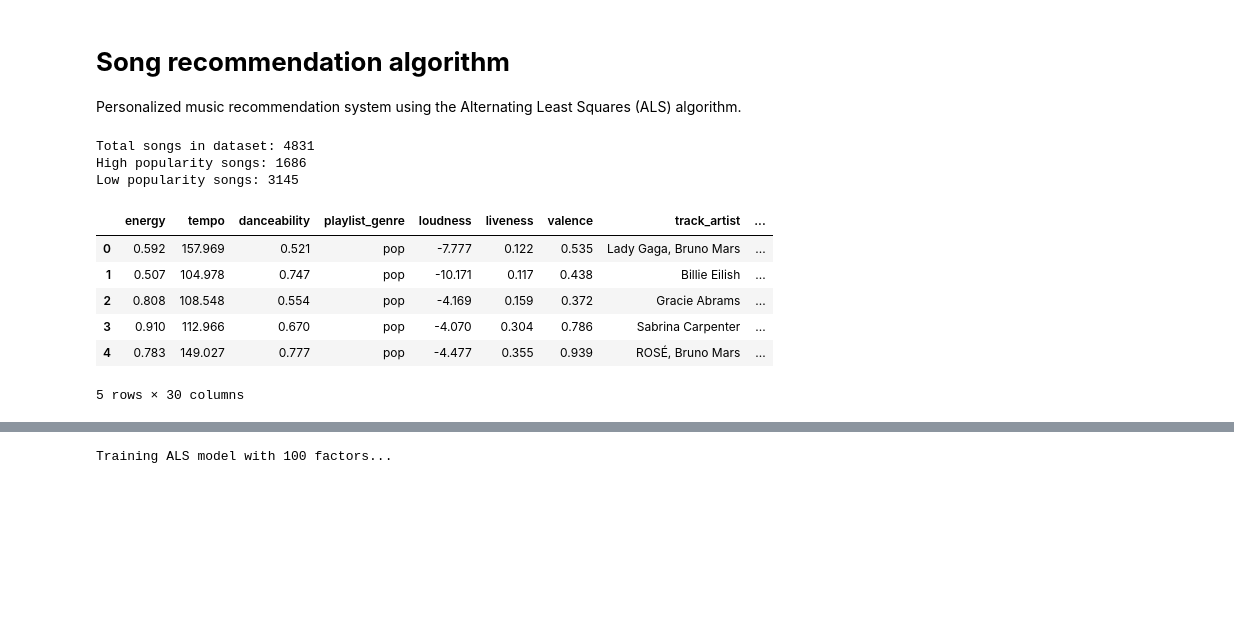
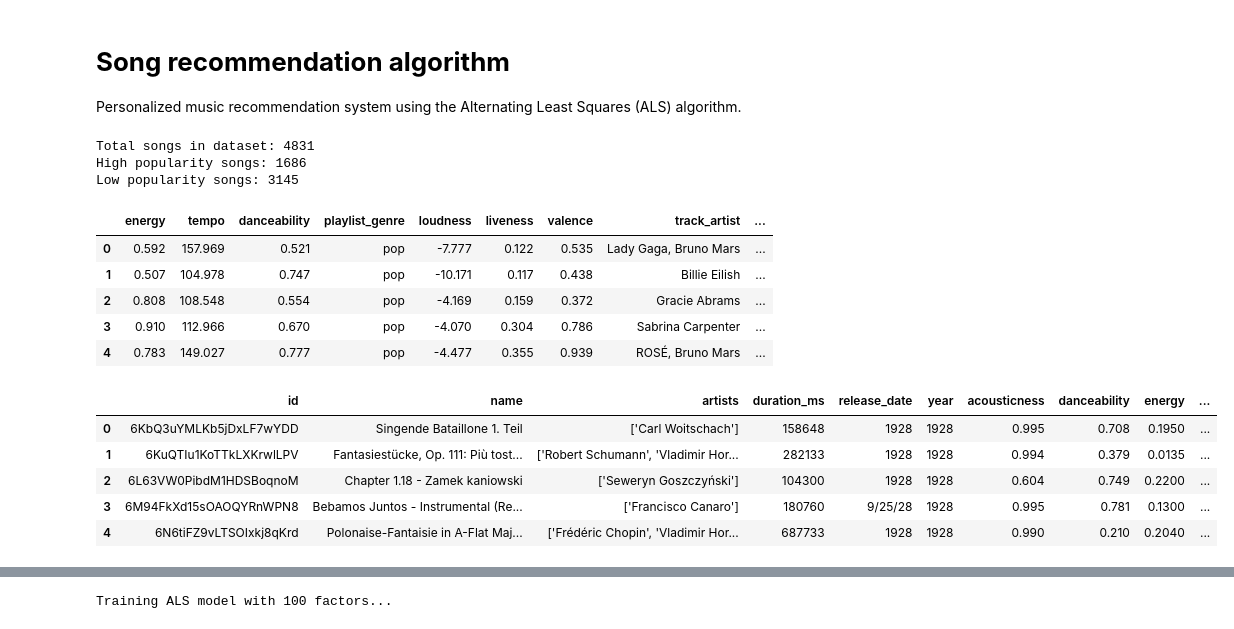
Before and after one commit to maciejb7/intune-recommenders, a Jupyter notebook: music.ipynb, the cells around one changed output, grey strips where cells are left out. Saved outputs shown, nothing was run; the diff lists cells and outputs as text; code cells hidden in the pictures; blank space fills up the shorter version.

```diff
--- a/music.ipynb
+++ b/music.ipynb
@@ -24,8 +26,8 @@ def load_data(path):
     )
 # %%
 def load_spotify_data():
-    high_popularity = load_data("high_popularity_spotify_data.csv")
-    low_popularity = load_data("low_popularity_spotify_data.csv")
+    high_popularity = load_data("solomonameh/spotify-music-dataset", "high_popularity_spotify_data.csv")
+    low_popularity = load_data("solomonameh/spotify-music-dataset", "low_popularity_spotify_data.csv")
 
     # Add a popularity category label to datasets
     high_popularity['popularity_category'] = 'high'
@@ -41,6 +43,8 @@ def load_spotify_data():
     return combined_data
 
 spotify_data = load_spotify_data()
+
+pd.set_option('display.max_columns', None)
 spotify_data.head()
 # %% [output]
 Total songs in dataset: 4831
@@ -52,4 +56,3 @@ Low popularity songs: 3145
 | 2 | 0.808 | 108.548 | 0.554 | pop | -4.169 | 0.159 | 0.372 | Gracie Abrams | ... |
 | 3 | 0.910 | 112.966 | 0.670 | pop | -4.070 | 0.304 | 0.786 | Sabrina Carpenter | ... |
 | 4 | 0.783 | 149.027 | 0.777 | pop | -4.477 | 0.355 | 0.939 | ROSÉ, Bruno Mars | ... |
-5 rows × 30 columns
@@ -55,0 +61,9 @@ Low popularity songs: 3145
+# %%
+pyspark_spotify_data.head()
+# %% [output]
+|  | id | name | artists | duration_ms | release_date | year | acousticness | danceability | energy | ... |
+| 0 | 6KbQ3uYMLKb5jDxLF7wYDD | Singende Bataillone 1. Teil | ['Carl Woitschach'] | 158648 | 1928 | 1928 | 0.995 | 0.708 | 0.1950 | ... |
+| 1 | 6KuQTIu1KoTTkLXKrwlLPV | Fantasiestücke, Op. 111: Più tost... | ['Robert Schumann', 'Vladimir Hor... | 282133 | 1928 | 1928 | 0.994 | 0.379 | 0.0135 | ... |
+| 2 | 6L63VW0PibdM1HDSBoqnoM | Chapter 1.18 - Zamek kaniowski | ['Seweryn Goszczyński'] | 104300 | 1928 | 1928 | 0.604 | 0.749 | 0.2200 | ... |
+| 3 | 6M94FkXd15sOAOQYRnWPN8 | Bebamos Juntos - Instrumental (Re... | ['Francisco Canaro'] | 180760 | 9/25/28 | 1928 | 0.995 | 0.781 | 0.1300 | ... |
+| 4 | 6N6tiFZ9vLTSOIxkj8qKrd | Polonaise-Fantaisie in A-Flat Maj... | ['Frédéric Chopin', 'Vladimir Hor... | 687733 | 1928 | 1928 | 0.990 | 0.210 | 0.2040 | ... |
```
Also changed, not shown: parts of 15 cells of this notebook.
